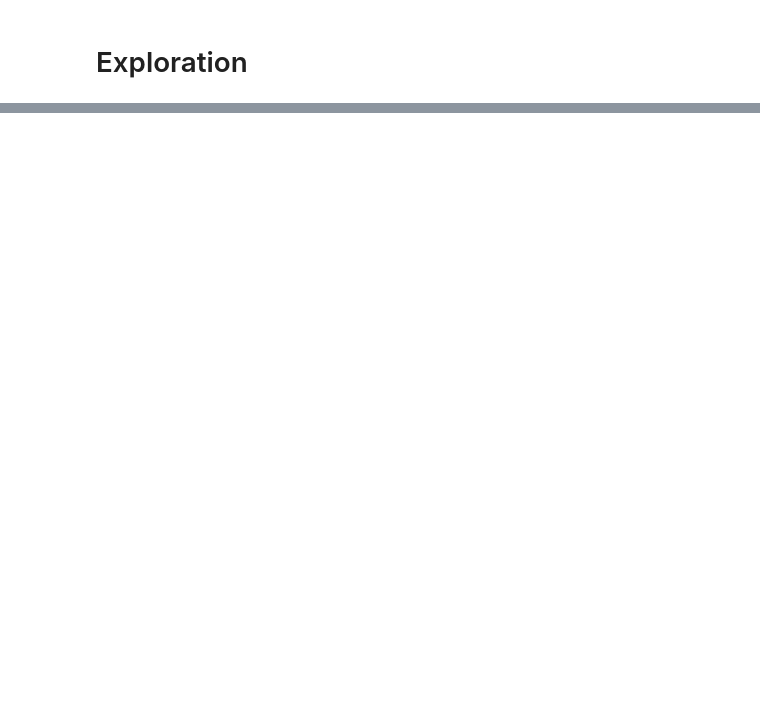
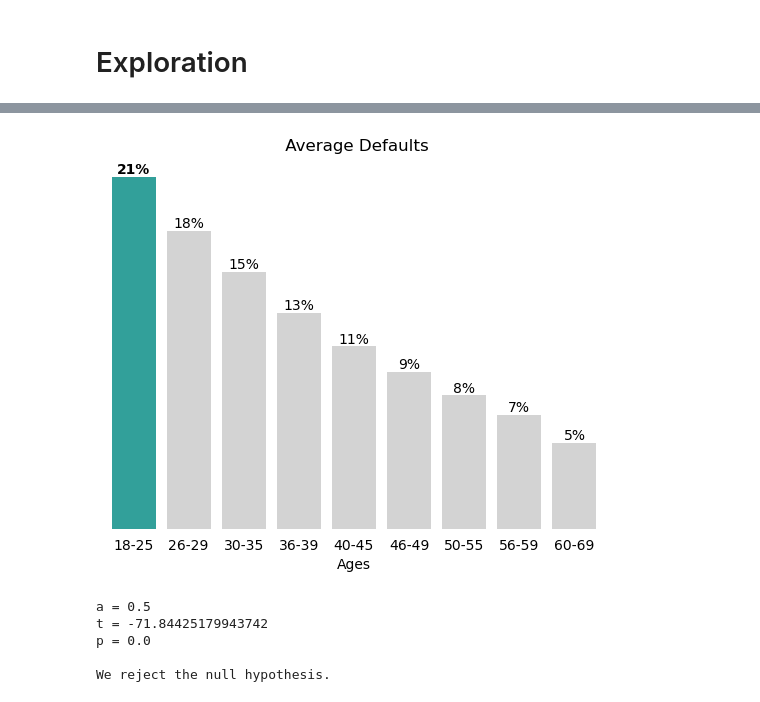
Before and after one commit to Msalazar2/individual-project, a Jupyter notebook: Final_Report.ipynb, the cells around one changed output, grey strips where cells are left out. Drawn from its saved outputs; the diff is of its cells as text; code cells hidden in the pictures; blank space fills up the shorter version.

```diff
--- a/Final_Report.ipynb
+++ b/Final_Report.ipynb
@@ -30,0 +136,14 @@ e.plt_1(train.copy)
+# %%
+# Call function to visualize barplot.
+e.plt_2(train.copy)
+# %% [output]
+[figure, added]
+# %%
+# 1 sample, 2 tailed t-test
+e.t_test(train.copy, 'age')
+# %% [output]
+a = 0.5
+t = -71.84425179943742
+p = 0.0
+
+We reject the null hypothesis.
```
Also changed, not shown: parts of 44 cells of this notebook, 5 other files.
